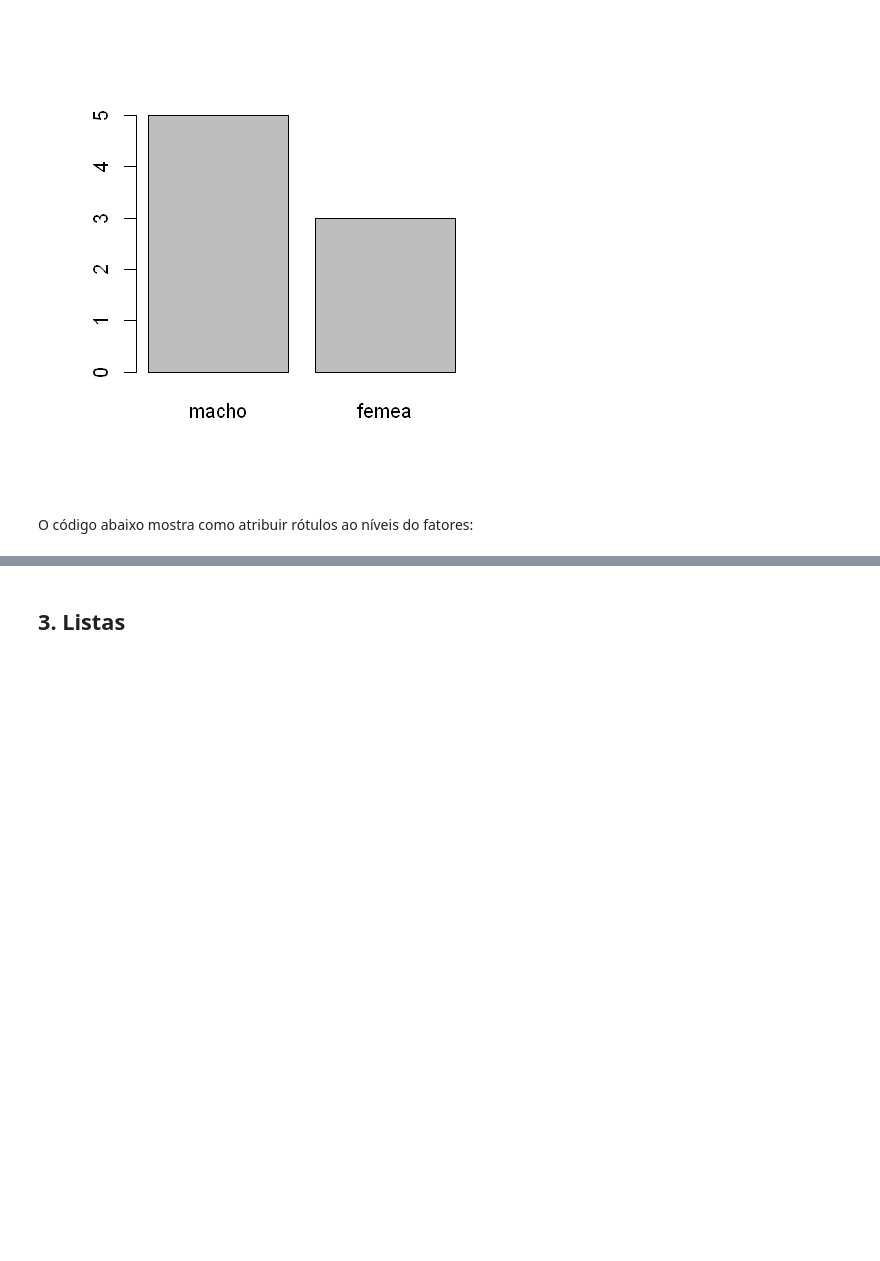
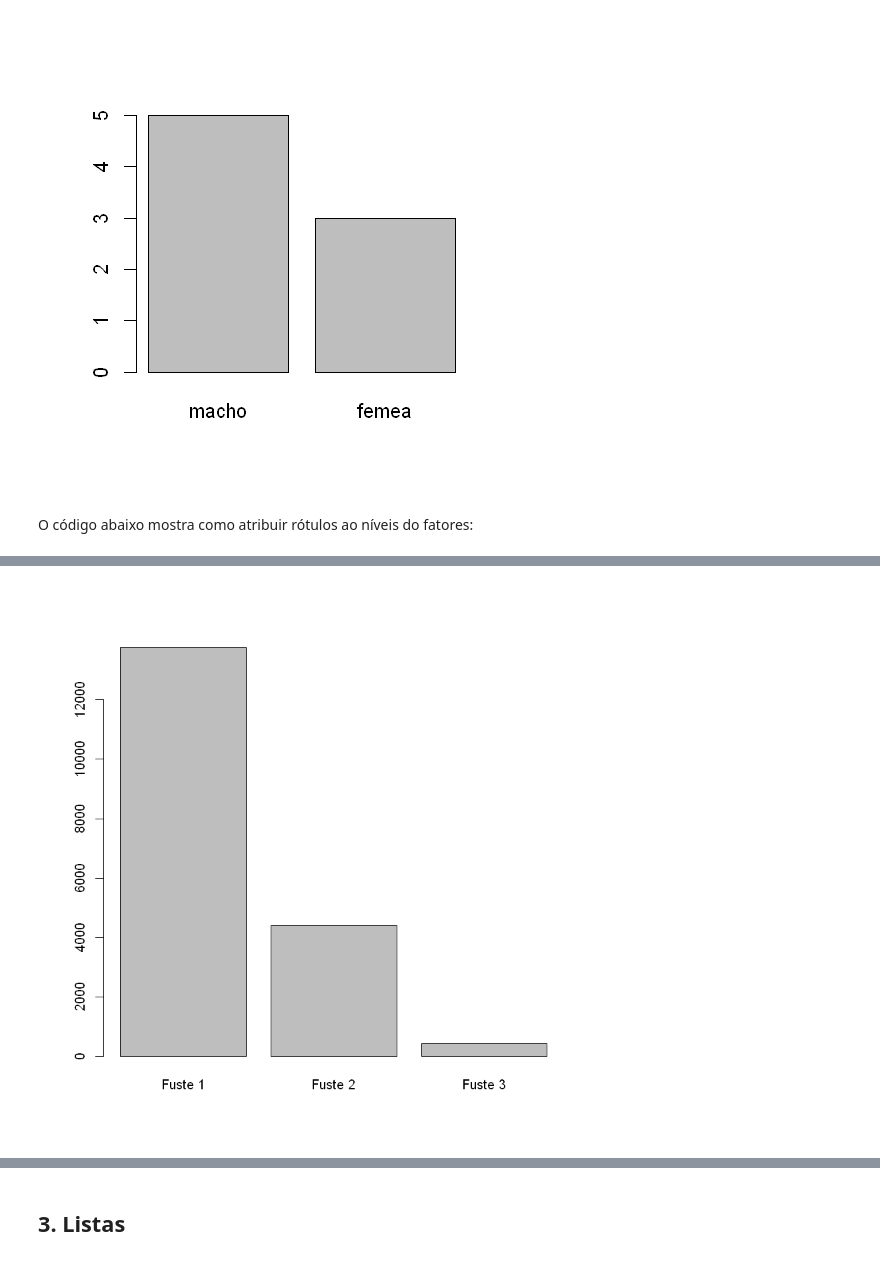
Before and after one commit to robson-cruz/Introducao_Analise_Dados_R, a Jupyter notebook: Modulo_1_Introducao_Linguagem_R_Aula_5.ipynb, the cells around one changed output, grey strips where cells are left out. Cells and saved outputs as stored; diff of their text form; code cells hidden in the pictures; blank space fills up the shorter version.

```diff
--- a/Modulo_1_Introducao_Linguagem_R_Aula_5.ipynb
+++ b/Modulo_1_Introducao_Linguagem_R_Aula_5.ipynb
@@ -85,0 +125,8 @@ levels(sexo_fator)
+# %%
+# Converter a coluna "QF" (qualidade do fuste) para fatores e atribuir rótulos
+inventario$QF <- factor(
+    inventario$QF,
+    levels = c(1, 2, 3),
+    label = c('Fuste 1', 'Fuste 2', 'Fuste 3'),
+    ordered = TRUE
+)
@@ -85,0 +150,5 @@ levels(sexo_fator)
+# %%
+# Visualização gráfica dos fatores
+plot(inventario$QF)
+# %% [output]
+[figure, added]
```
Also changed, not shown: parts of 51 cells of this notebook.
